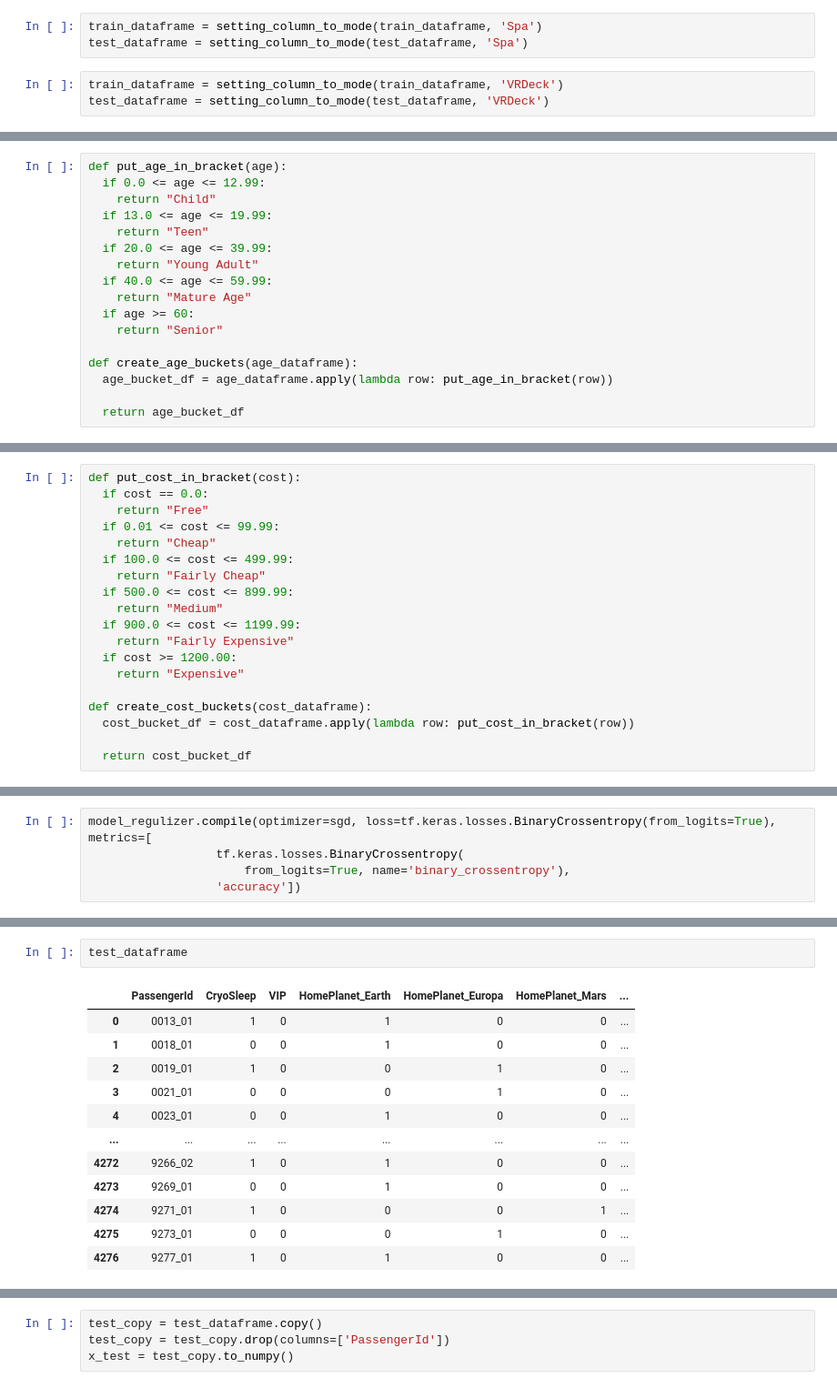
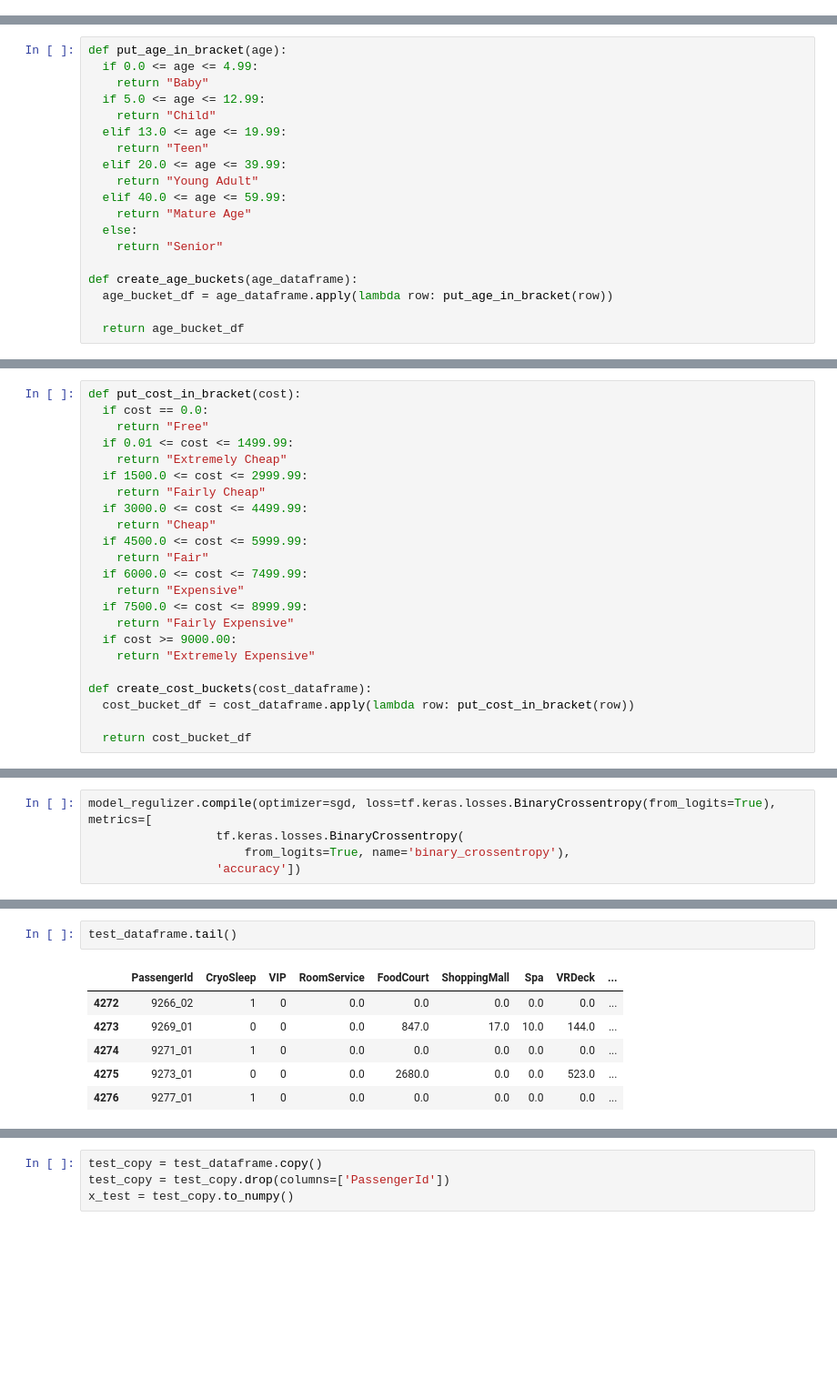
Before and after one commit to gianfelipe93/titanic-spaceship, a Jupyter notebook: Spaceship_Titanic.ipynb, the cells around one changed output, grey strips where cells are left out. Shown at 91% size. Drawn from its saved outputs; the diff is of its cells as text; blank space fills up the shorter version.

```diff
--- a/Spaceship_Titanic.ipynb
+++ b/Spaceship_Titanic.ipynb
@@ -352,8 +405,2 @@ test_dataframe = setting_column_to_mode(test_dataframe, 'ShoppingMall')
-# %%
-train_dataframe = setting_column_to_mode(train_dataframe, 'Spa')
-test_dataframe = setting_column_to_mode(test_dataframe, 'Spa')
-# %%
-train_dataframe = setting_column_to_mode(train_dataframe, 'VRDeck')
-test_dataframe = setting_column_to_mode(test_dataframe, 'VRDeck')
 # %%
 columns_to_drop=['Name']
@@ -392,14 +409,16 @@ train_dataframe['Age'].isna().sum()
 # %%
 def put_age_in_bracket(age):
-  if 0.0 <= age <= 12.99:
+  if 0.0 <= age <= 4.99:
+    return "Baby"
+  if 5.0 <= age <= 12.99:
     return "Child"
-  if 13.0 <= age <= 19.99:
+  elif 13.0 <= age <= 19.99:
     return "Teen"
-  if 20.0 <= age <= 39.99:
+  elif 20.0 <= age <= 39.99:
     return "Young Adult"
-  if 40.0 <= age <= 59.99:
+  elif 40.0 <= age <= 59.99:
     return "Mature Age"
-  if age >= 60:
+  else:
     return "Senior"
 
 def create_age_buckets(age_dataframe):
@@ -434,16 +455,20 @@ Name: RoomService, dtype: float64
 def put_cost_in_bracket(cost):
   if cost == 0.0:
     return "Free"
-  if 0.01 <= cost <= 99.99:
+  if 0.01 <= cost <= 1499.99:
+    return "Extremely Cheap"
+  if 1500.0 <= cost <= 2999.99:
+    return "Fairly Cheap"
+  if 3000.0 <= cost <= 4499.99:
     return "Cheap"
-  if 100.0 <= cost <= 499.99:
-    return "Fairly Cheap"
-  if 500.0 <= cost <= 899.99:
-    return "Medium"
-  if 900.0 <= cost <= 1199.99:
+  if 4500.0 <= cost <= 5999.99:
+    return "Fair"
+  if 6000.0 <= cost <= 7499.99:
+    return "Expensive"
+  if 7500.0 <= cost <= 8999.99:
     return "Fairly Expensive"
-  if cost >= 1200.00:
-    return "Expensive"
+  if cost >= 9000.00:
+    return "Extremely Expensive"
 
 def create_cost_buckets(cost_dataframe):
   cost_bucket_df = cost_dataframe.apply(lambda row: put_cost_in_bracket(row))
@@ -685,15 +704,9 @@ plt.show()
 # %%
-test_dataframe
+test_dataframe.tail()
 # %% [output]
-|  | PassengerId | CryoSleep | VIP | HomePlanet_Earth | HomePlanet_Europa | HomePlanet_Mars | ... |
-| 0 | 0013_01 | 1 | 0 | 1 | 0 | 0 | ... |
-| 1 | 0018_01 | 0 | 0 | 1 | 0 | 0 | ... |
-| 2 | 0019_01 | 1 | 0 | 0 | 1 | 0 | ... |
-| 3 | 0021_01 | 0 | 0 | 0 | 1 | 0 | ... |
-| 4 | 0023_01 | 0 | 0 | 1 | 0 | 0 | ... |
-| ... | ... | ... | ... | ... | ... | ... | ... |
-| 4272 | 9266_02 | 1 | 0 | 1 | 0 | 0 | ... |
-| 4273 | 9269_01 | 0 | 0 | 1 | 0 | 0 | ... |
-| 4274 | 9271_01 | 1 | 0 | 0 | 0 | 1 | ... |
-| 4275 | 9273_01 | 0 | 0 | 0 | 1 | 0 | ... |
-| 4276 | 9277_01 | 1 | 0 | 1 | 0 | 0 | ... |
+|  | PassengerId | CryoSleep | VIP | RoomService | FoodCourt | ShoppingMall | Spa | VRDeck | ... |
+| 4272 | 9266_02 | 1 | 0 | 0.0 | 0.0 | 0.0 | 0.0 | 0.0 | ... |
+| 4273 | 9269_01 | 0 | 0 | 0.0 | 847.0 | 17.0 | 10.0 | 144.0 | ... |
+| 4274 | 9271_01 | 1 | 0 | 0.0 | 0.0 | 0.0 | 0.0 | 0.0 | ... |
+| 4275 | 9273_01 | 0 | 0 | 0.0 | 2680.0 | 0.0 | 0.0 | 523.0 | ... |
+| 4276 | 9277_01 | 1 | 0 | 0.0 | 0.0 | 0.0 | 0.0 | 0.0 | ... |
```
Also changed, not shown: parts of 89 cells of this notebook.
